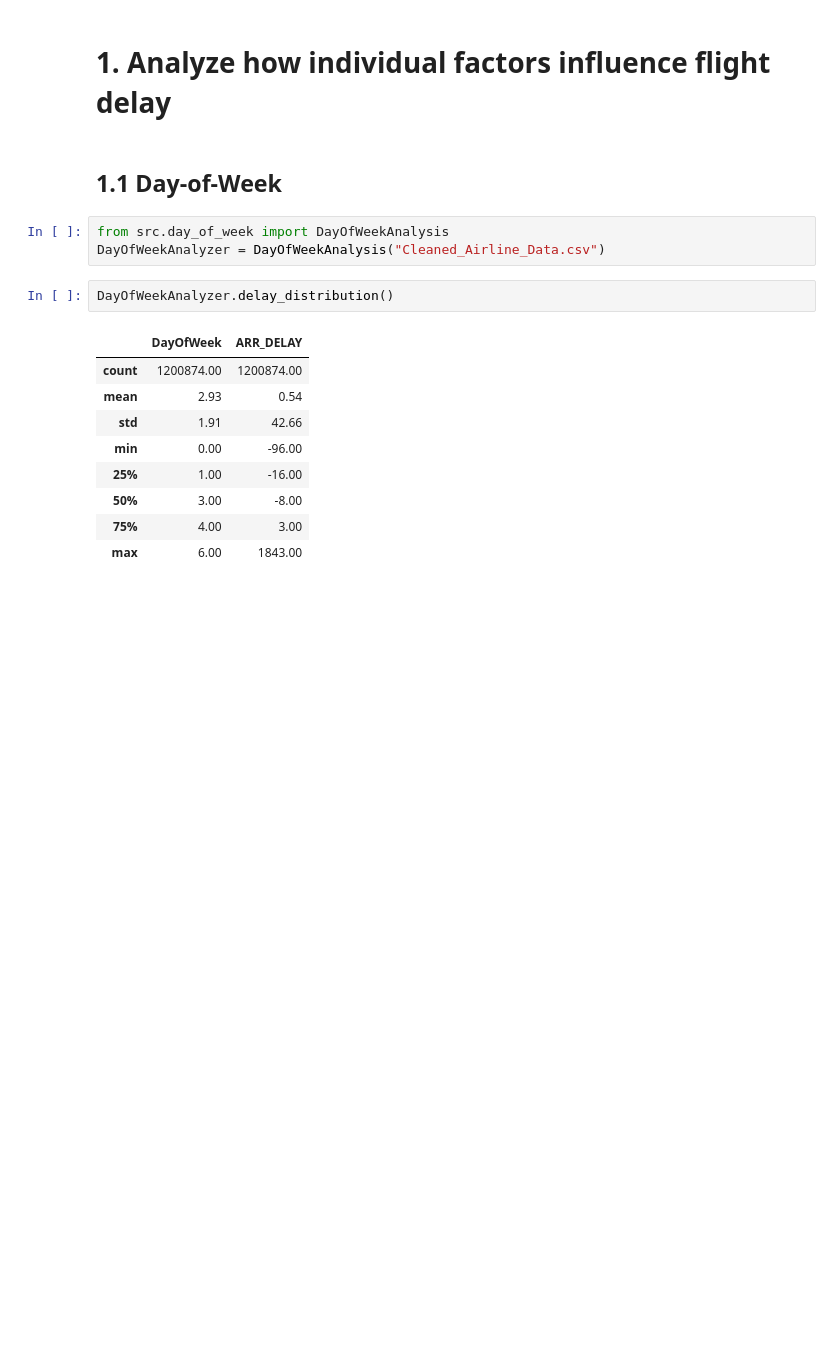
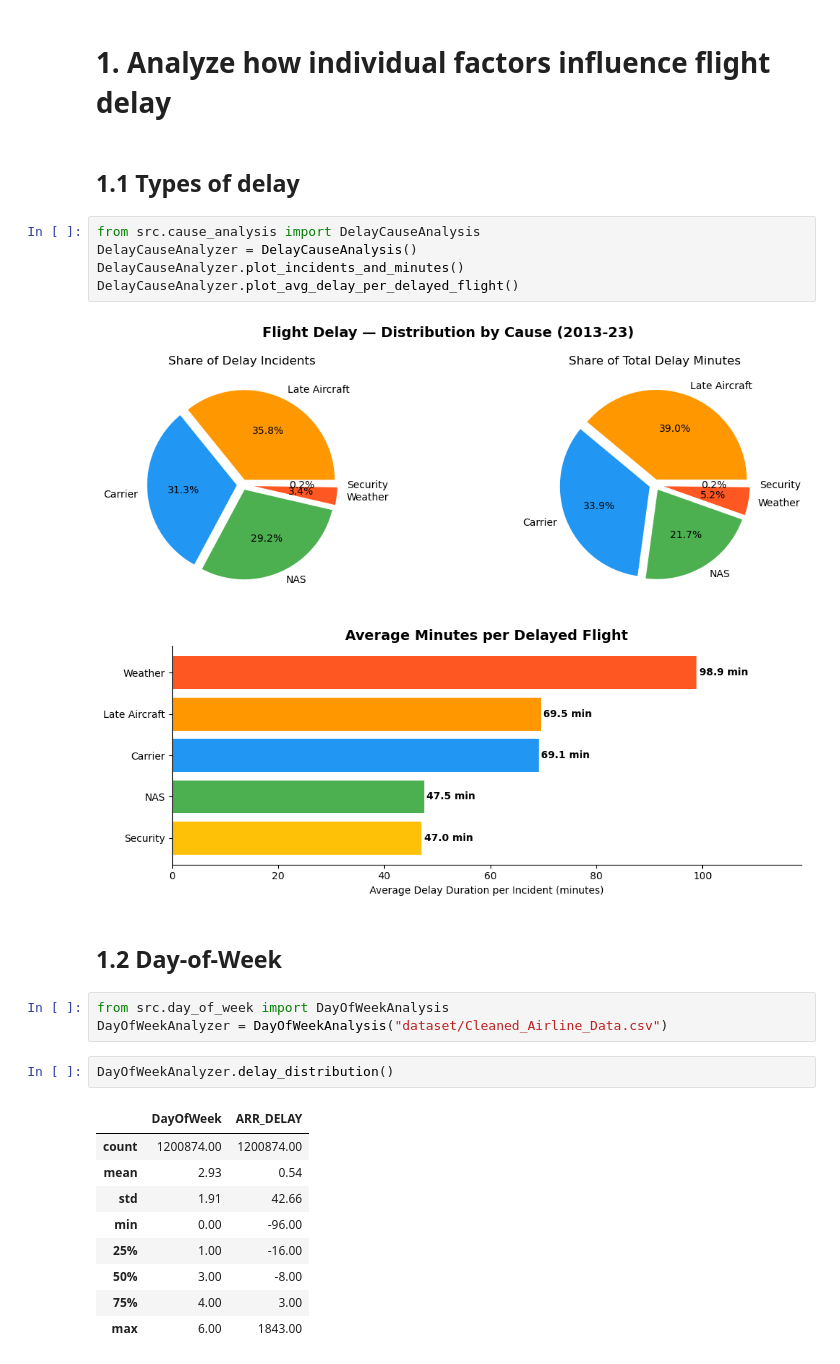
Before and after one commit to KuanchengWang/ECE143-WI26-G7, a Jupyter notebook: main_analysis.ipynb, the cells around one changed output. Cells and saved outputs as stored; diff of their text form; blank space fills up the shorter version.

```diff
--- a/main_analysis.ipynb
+++ b/main_analysis.ipynb
@@ -1,10 +1,20 @@
 # %% [markdown]
 # 1. Analyze how individual factors influence flight delay
+# %% [markdown]
+## 1.1 Types of delay
+# %%
+from src.cause_analysis import DelayCauseAnalysis
+DelayCauseAnalyzer = DelayCauseAnalysis()
+DelayCauseAnalyzer.plot_incidents_and_minutes()
+DelayCauseAnalyzer.plot_avg_delay_per_delayed_flight()
+# %% [output]
+[figure, added]
+[figure, added]
 # %% [markdown]
-## 1.1 Day-of-Week
+## 1.2 Day-of-Week
 # %%
 from src.day_of_week import DayOfWeekAnalysis
-DayOfWeekAnalyzer = DayOfWeekAnalysis("Cleaned_Airline_Data.csv")
+DayOfWeekAnalyzer = DayOfWeekAnalysis("dataset/Cleaned_Airline_Data.csv")
 # %%
 DayOfWeekAnalyzer.delay_distribution()
 # %% [output]
```
Also changed, not shown: parts of 6 cells of this notebook, 7 other files.
